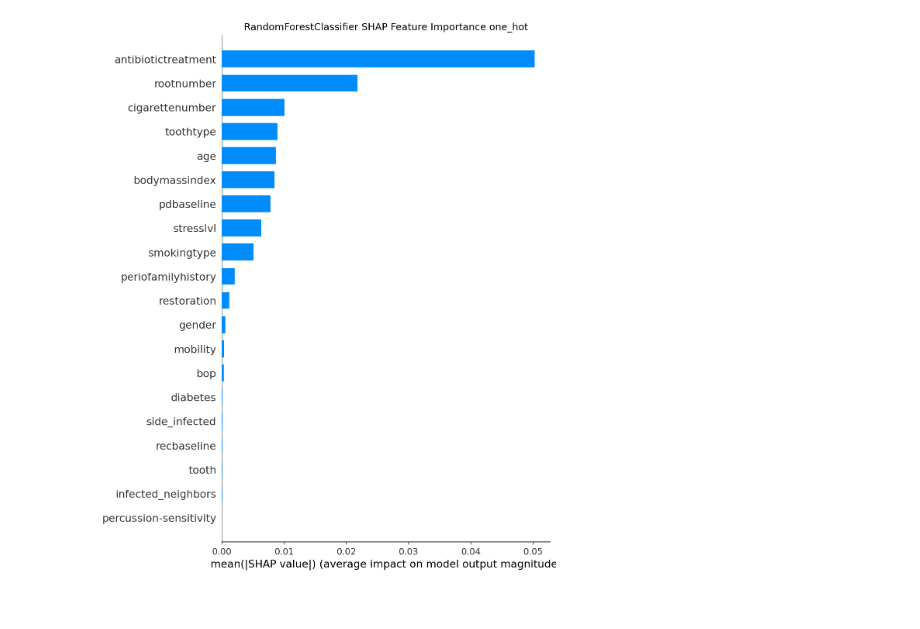
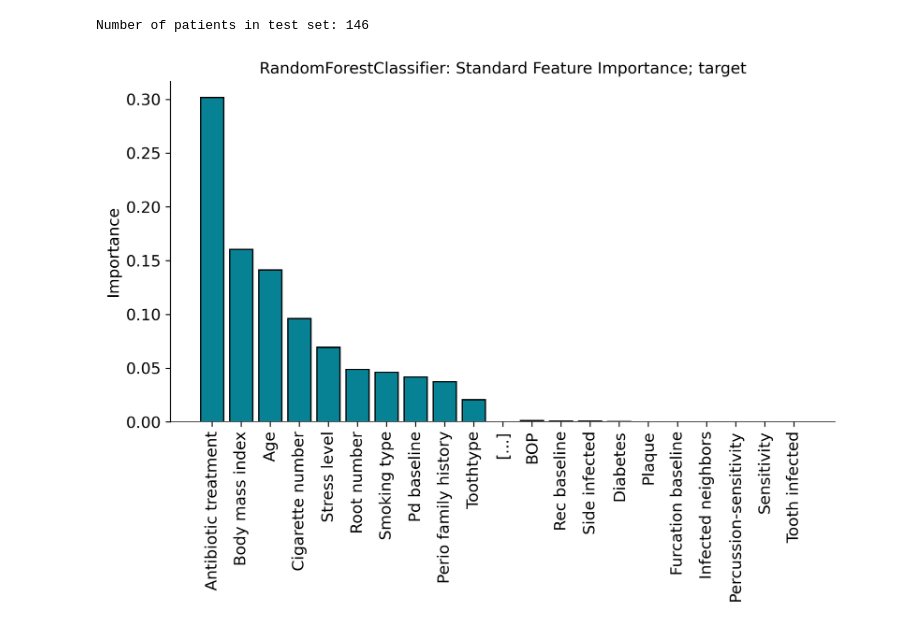
Before and after one commit to Tobias-Brock/periodontal-modeling, a Jupyter notebook: notebooks/improvement.ipynb, the cells around one changed output. Saved outputs shown, nothing was run; the diff lists cells and outputs as text; code cells hidden in the pictures.

```diff
--- a/notebooks/improvement.ipynb
+++ b/notebooks/improvement.ipynb
@@ -35,6 +35,9 @@ wrapper.save_learners(learners_dict=learners, folder_name="improvement_experimen
 # %%
 from periomod.wrapper import load_benchmark, load_learners
 
-benchmark = load_benchmark(file_name="improvement_experiments.csv",
-                           folder_name="improvement")
-learners = load_learners(folder_name="improvement_experiments")
+benchmark = load_benchmark(
+    path="/Users/toby/periodontal-modeling/reports/improvement/improvement_experiments.csv",
+    )
+learners = load_learners(
+    path="/Users/toby/periodontal-modeling/models/improvement_experiments"
+    )
@@ -63,6 +46,7 @@ evaluator = EvaluatorWrapper(
     learners_dict=learners,
     criterion="f1",
     aggregate=True,
+    path="/Users/toby/periodontal-modeling/data/processed/processed_data.csv"
 )
 # %%
 evaluator.average_over_splits()
@@ -96,4 +90,5 @@ Name: count, dtype: int64
 # %%
-evaluator.evaluate_feature_importance(fi_types=["shap"])
+evaluator.evaluate_feature_importance(fi_types=["standard"])
 # %% [output]
+Number of patients in test set: 146
-[figure, old version]
+[figure, new version]
```
Also changed, not shown: parts of 7 cells of this notebook, 32 other files.
